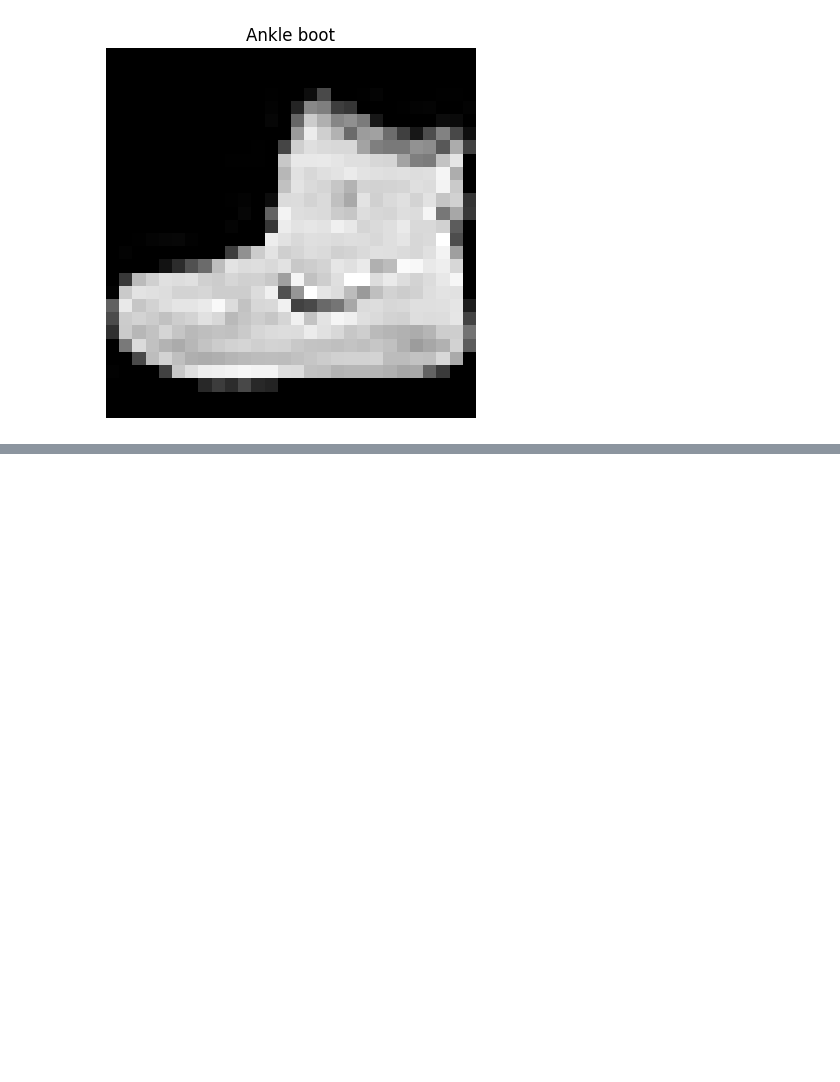
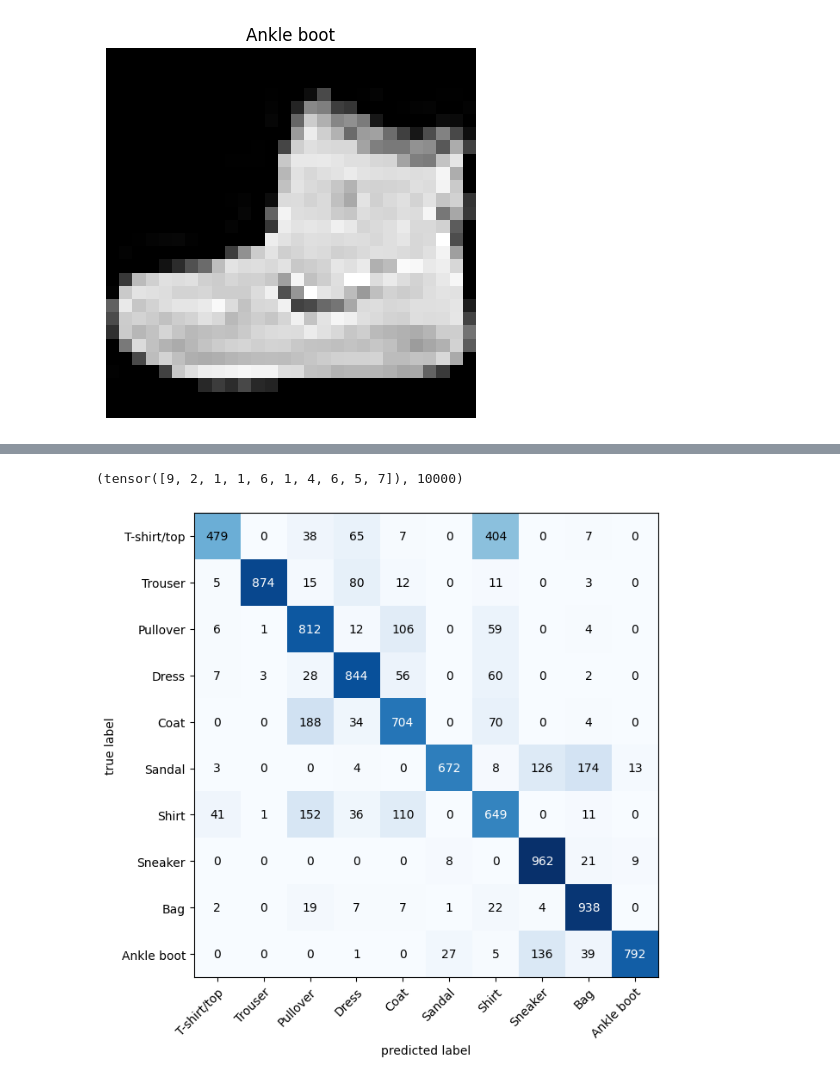
Before and after one commit to PedroHMG/Learn_pytorch, a Jupyter notebook: Pytorch_CNN.ipynb, the cells around one changed output, grey strips where cells are left out. Drawn from its saved outputs; the diff is of its cells as text; code cells hidden in the pictures; blank space fills up the shorter version.

```diff
--- a/Pytorch_CNN.ipynb
+++ b/Pytorch_CNN.ipynb
@@ -119,0 +231,19 @@ tensor([[ 0.3821, -0.1988, -0.1434, -0.3421, -0.1250, -0.0385,  0.2107, -0.6024,
+# %%
+from timeit import default_timer as timer
+start = timer()
+
+epochs = 3
+for epoch in tqdm(range(epochs)):
+    train_step(model=model_2,
+               data_loader=train_dataloader,
+               loss_fn=loss_fn,
+               optimizer=optimizer,
+               acc_fn=acc_fn,
+               device=device)
+    test_step(model=model_2,
+               data_loader=test_dataloader,
+               loss_fn=loss_fn,
+               acc_fn=acc_fn,
+               device=device)
+end = timer()
+print(end - start)
@@ -119,0 +340,30 @@ tensor([[ 0.3821, -0.1988, -0.1434, -0.3421, -0.1250, -0.0385,  0.2107, -0.6024,
+# %%
+y_preds = []
+model_2.eval()
+with torch.inference_mode():
+    for X, y in tqdm(test_dataloader, desc="Making predictions..."):
+        X, y = X.to(device), y.to(device)
+        y_logit = model_2(X)
+        y_pred = torch.softmax(y_logit.squeeze(), dim=0).argmax(dim=1).cpu()
+        y_preds.append(y_pred)
+
+y_pred_tensor = torch.cat(y_preds)
+y_pred_tensor[:10], len(y_pred_tensor)
+# %% [output]
+(tensor([9, 2, 1, 1, 6, 1, 4, 6, 5, 7]), 10000)
+# %%
+from mlxtend.plotting import plot_confusion_matrix
+from torchmetrics import ConfusionMatrix
+
+confmat = ConfusionMatrix(num_classes=10, task='multiclass')
+confmat_tensor = confmat(preds=y_pred_tensor,
+                         target=test_data.targets)
+confmat_tensor
+
+fig, ax = plot_confusion_matrix(conf_mat=confmat_tensor.numpy(),
+                                show_absolute=True,
+                                show_normed=False,
+                                class_names=class_names,
+                                figsize=(10, 7))
+# %% [output]
+[figure, added]
```
Also changed, not shown: parts of 22 cells of this notebook, 1 other file.
